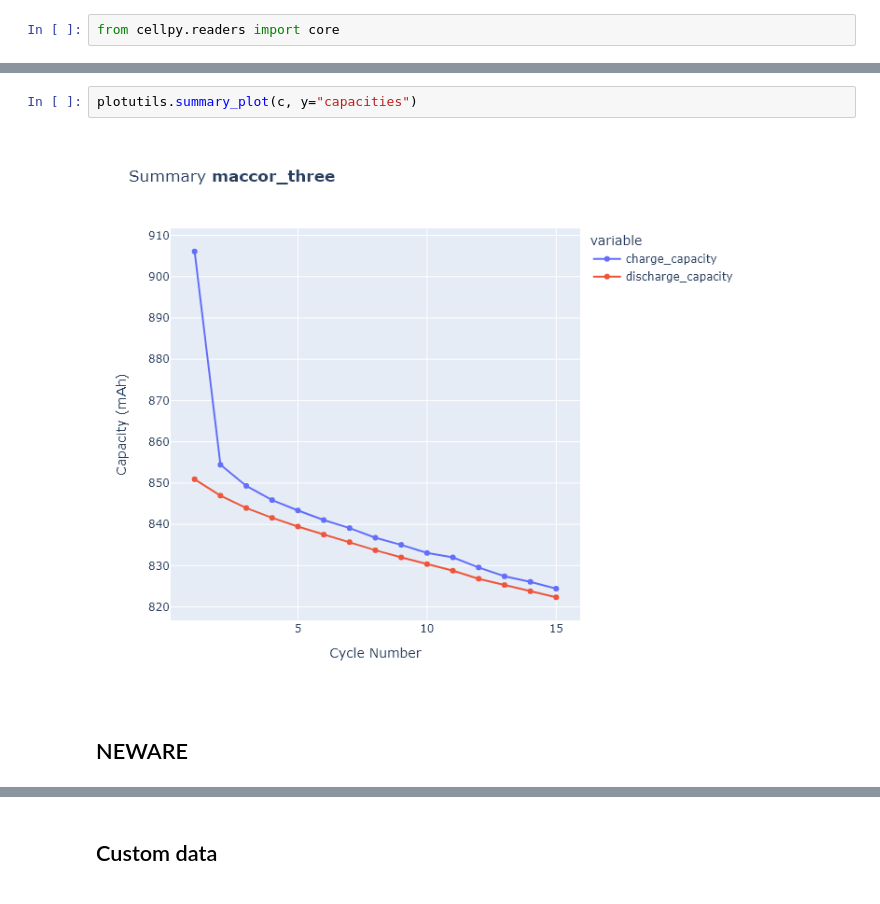
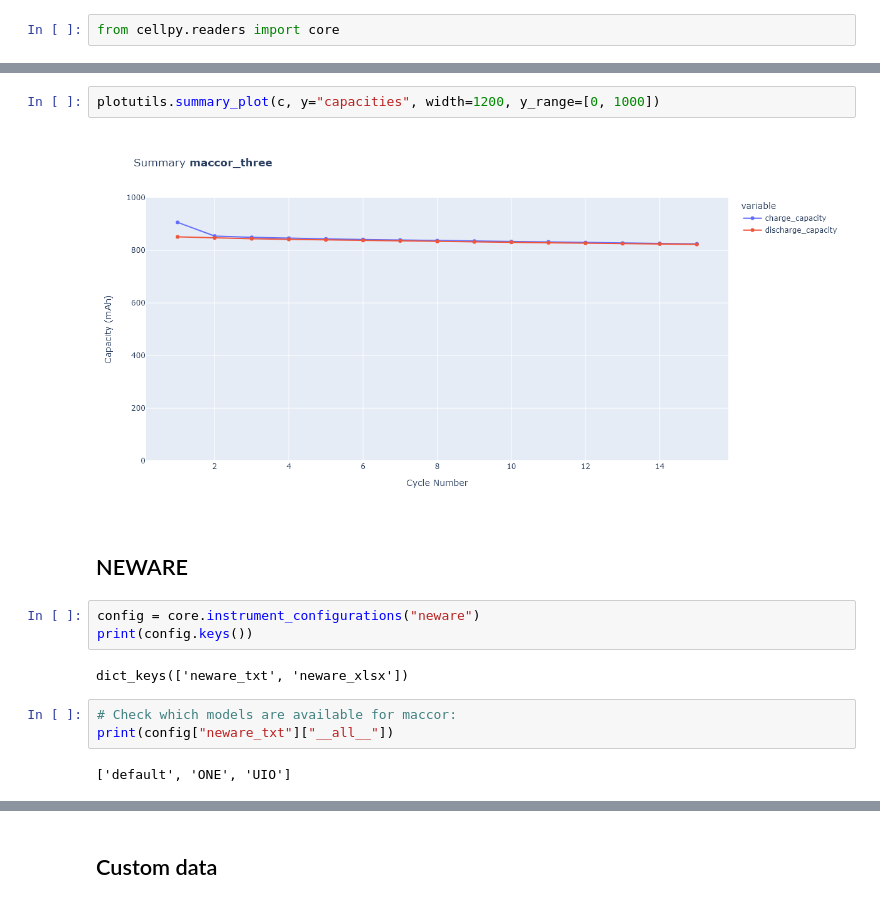
Before and after one commit to jepegit/cellpy, a Jupyter notebook: examples/06_loading_different_formats.ipynb, the cells around one changed output, grey strips where cells are left out. Drawn from its saved outputs; the diff is of its cells as text.

```diff
--- a/examples/06_loading_different_formats.ipynb
+++ b/examples/06_loading_different_formats.ipynb
@@ -145,6 +171,16 @@ plotutils.raw_plot(c)
 # %%
-plotutils.summary_plot(c, y="capacities")
+plotutils.summary_plot(c, y="capacities", width=1200, y_range=[0, 1000])
 # %% [output]
-[figure, old version]
+[figure, new version]
 # %% [markdown]
 ## NEWARE
+# %%
+config = core.instrument_configurations("neware")
+print(config.keys())
+# %% [output]
+dict_keys(['neware_txt', 'neware_xlsx'])
+# %%
+# Check which models are available for maccor:
+print(config["neware_txt"]["__all__"])
+# %% [output]
+['default', 'ONE', 'UIO']
```
Also changed, not shown: parts of 19 cells of this notebook, 1 other file.
